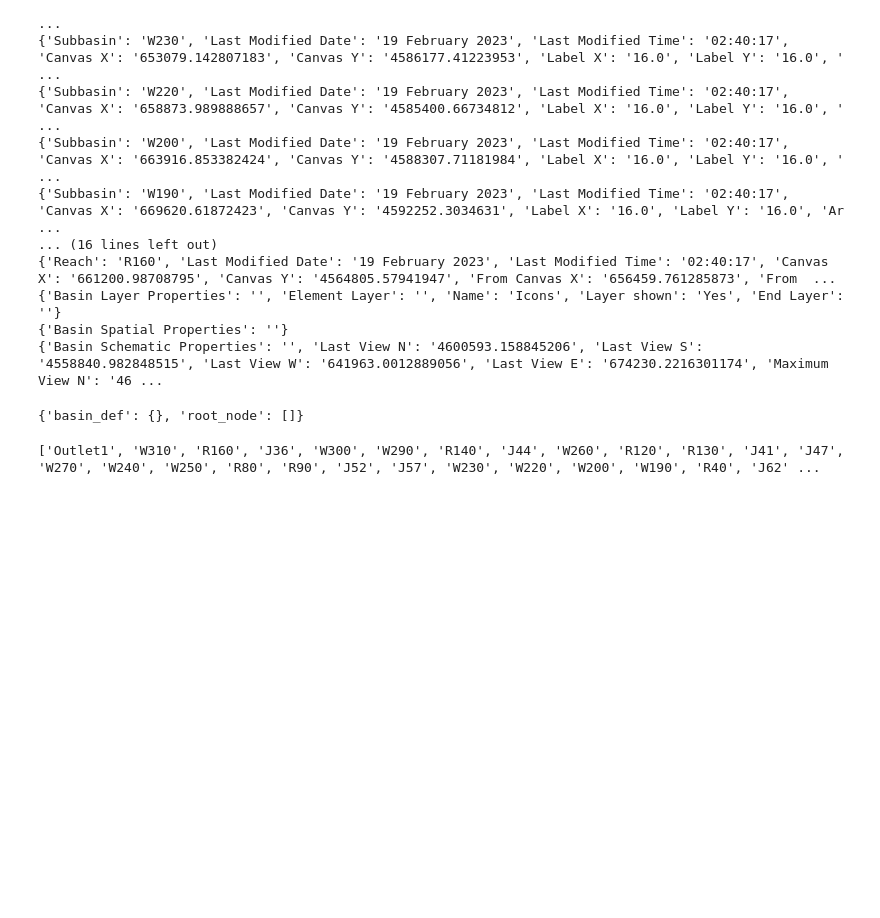
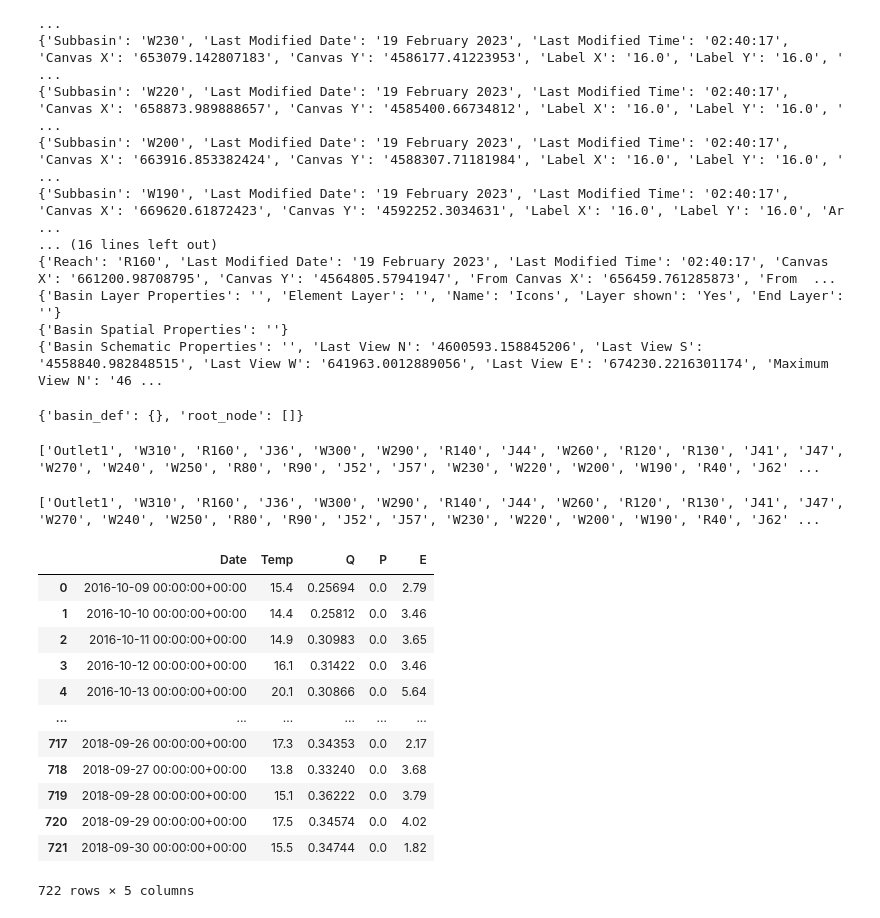
Before and after one commit to duynguyen02/tj_hyd_tank, a Jupyter notebook: example.ipynb, the cells around one changed output. Drawn from its saved outputs; the diff is of its cells as text; code cells hidden in the pictures; blank space fills up the shorter version.

```diff
--- a/example.ipynb
+++ b/example.ipynb
@@ -285,3 +285,28 @@ def build_computation_stack(project:dict) -> list:
 print(build_computation_stack(basin))
 # %% [output]
 ['Outlet1', 'W310', 'R160', 'J36', 'W300', 'W290', 'R140', 'J44', 'W260', 'R120', 'R130', 'J41', 'J47', 'W270', 'W240', 'W250', 'R80', 'R90', 'J52', 'J57', 'W230', 'W220', 'W200', 'W190', 'R40', 'J62' ...
+# %%
+computation_stack = build_computation_stack(basin)
+print(computation_stack)
+# %% [output]
+['Outlet1', 'W310', 'R160', 'J36', 'W300', 'W290', 'R140', 'J44', 'W260', 'R120', 'R130', 'J41', 'J47', 'W270', 'W240', 'W250', 'R80', 'R90', 'J52', 'J57', 'W230', 'W220', 'W200', 'W190', 'R40', 'J62' ...
+# %%
+import pandas as pd
+
+df = pd.read_csv('data_example.csv')
+df['Date'] = pd.to_datetime(df['Date'], utc=True)
+df
+# %% [output]
+|  | Date | Temp | Q | P | E |
+| 0 | 2016-10-09 00:00:00+00:00 | 15.4 | 0.25694 | 0.0 | 2.79 |
+| 1 | 2016-10-10 00:00:00+00:00 | 14.4 | 0.25812 | 0.0 | 3.46 |
+| 2 | 2016-10-11 00:00:00+00:00 | 14.9 | 0.30983 | 0.0 | 3.65 |
+| 3 | 2016-10-12 00:00:00+00:00 | 16.1 | 0.31422 | 0.0 | 3.46 |
+| 4 | 2016-10-13 00:00:00+00:00 | 20.1 | 0.30866 | 0.0 | 5.64 |
+| ... | ... | ... | ... | ... | ... |
+| 717 | 2018-09-26 00:00:00+00:00 | 17.3 | 0.34353 | 0.0 | 2.17 |
+| 718 | 2018-09-27 00:00:00+00:00 | 13.8 | 0.33240 | 0.0 | 3.68 |
+| 719 | 2018-09-28 00:00:00+00:00 | 15.1 | 0.36222 | 0.0 | 3.79 |
+| 720 | 2018-09-29 00:00:00+00:00 | 17.5 | 0.34574 | 0.0 | 4.02 |
+| 721 | 2018-09-30 00:00:00+00:00 | 15.5 | 0.34744 | 0.0 | 1.82 |
+722 rows × 5 columns
```
Also changed, not shown: parts of 5 cells of this notebook, 8 other files.
